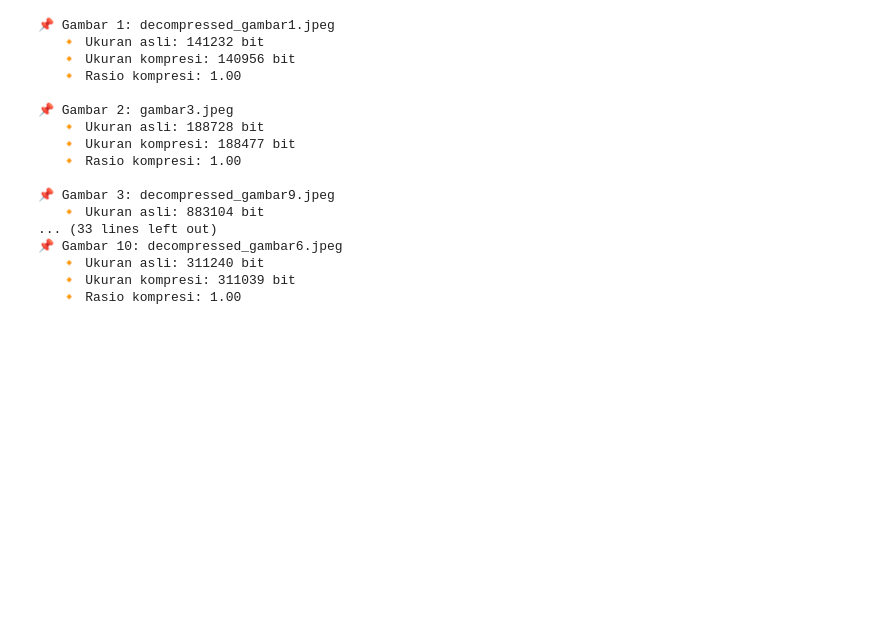
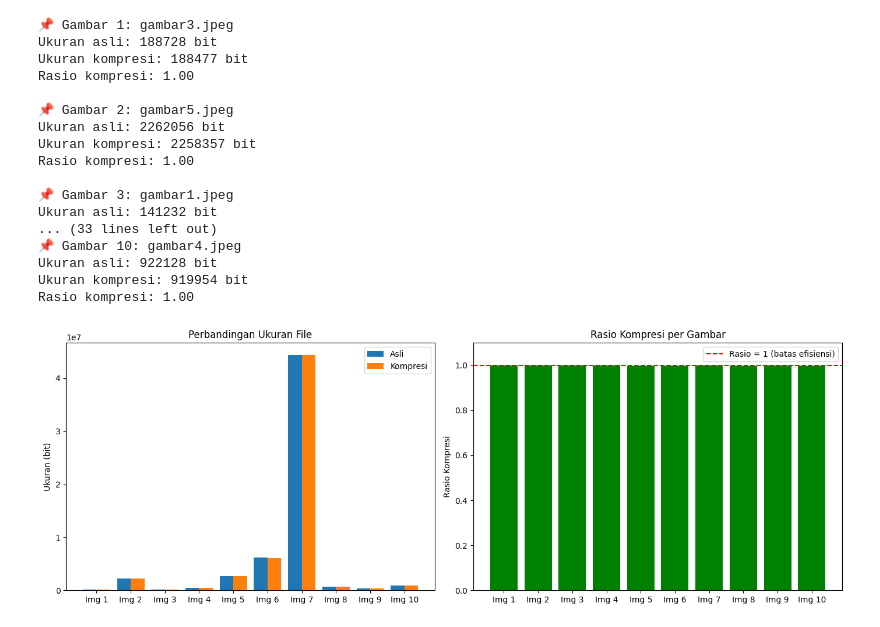
Before and after one commit to rifkyadiii/Kompresi_Huffman, a Jupyter notebook: kompresiHuffman.ipynb, the cells around one changed output. Drawn from its saved outputs; the diff is of its cells as text; code cells hidden in the pictures; blank space fills up the shorter version.

```diff
--- a/kompresiHuffman.ipynb
+++ b/kompresiHuffman.ipynb
@@ -47,6 +45,12 @@ def decompress_with_huffman(bitstring, code_map):
 # %%
 folder_path = "images"
 image_files = [f for f in os.listdir(folder_path) if f.lower().endswith(".jpeg")][:10]
+
+# Untuk visualisasi
+original_sizes = []
+compressed_sizes = []
+compression_ratios = []
+labels = []
 
 for i, filename in enumerate(image_files):
     print(f"\n📌 Gambar {i+1}: {filename}")
@@ -57,7 +61,6 @@ for i, filename in enumerate(image_files):
     with open(input_path, "rb") as f:
         img_bytes = f.read()
 
-    # Build Huffman code dari data asli
     codebook = huffman_coding(img_bytes)
     compressed_bits = compress_with_huffman(img_bytes, codebook)
 
@@ -76,27 +79,59 @@ for i, filename in enumerate(image_files):
     compressed_bits_len = len(compressed_bits)
     ratio = compressed_bits_len / original_bits if original_bits else 0
 
-    print(f"   🔸 Ukuran asli: {original_bits} bit")
-    print(f"   🔸 Ukuran kompresi: {compressed_bits_len} bit")
-    print(f"   🔸 Rasio kompresi: {ratio:.2f}")
+    # Simpan untuk grafik
+    labels.append(f"Img {i+1}")
+    original_sizes.append(original_bits)
+    compressed_sizes.append(compressed_bits_len)
+    compression_ratios.append(ratio)
+
+    print(f"Ukuran asli: {original_bits} bit")
+    print(f"Ukuran kompresi: {compressed_bits_len} bit")
+    print(f"Rasio kompresi: {ratio:.2f}")
 # %% [output]
-📌 Gambar 1: decompressed_gambar1.jpeg
-   🔸 Ukuran asli: 141232 bit
-   🔸 Ukuran kompresi: 140956 bit
-   🔸 Rasio kompresi: 1.00
+📌 Gambar 1: gambar3.jpeg
+Ukuran asli: 188728 bit
+Ukuran kompresi: 188477 bit
+Rasio kompresi: 1.00
 
-📌 Gambar 2: gambar3.jpeg
-   🔸 Ukuran asli: 188728 bit
-   🔸 Ukuran kompresi: 188477 bit
-   🔸 Rasio kompresi: 1.00
+📌 Gambar 2: gambar5.jpeg
+Ukuran asli: 2262056 bit
+Ukuran kompresi: 2258357 bit
+Rasio kompresi: 1.00
 
-📌 Gambar 3: decompressed_gambar9.jpeg
-   🔸 Ukuran asli: 883104 bit
+📌 Gambar 3: gambar1.jpeg
+Ukuran asli: 141232 bit
 ... (33 lines left out)
-📌 Gambar 10: decompressed_gambar6.jpeg
-   🔸 Ukuran asli: 311240 bit
-   🔸 Ukuran kompresi: 311039 bit
-   🔸 Rasio kompresi: 1.00
+📌 Gambar 10: gambar4.jpeg
+Ukuran asli: 922128 bit
+Ukuran kompresi: 919954 bit
+Rasio kompresi: 1.00
+# %%
+plt.figure(figsize=(14, 5))
+
+# Grafik 1: Ukuran asli vs kompresi
+plt.subplot(1, 2, 1)
+x = range(len(labels))
+plt.bar(x, original_sizes, width=0.4, label='Asli', align='center')
+plt.bar([i + 0.4 for i in x], compressed_sizes, width=0.4, label='Kompresi', align='center')
+plt.xticks([i + 0.2 for i in x], labels)
+plt.ylabel("Ukuran (bit)")
+plt.title("Perbandingan Ukuran File")
+plt.legend()
+
+# Grafik 2: Rasio Kompresi
+plt.subplot(1, 2, 2)
+plt.bar(labels, compression_ratios, color='green')
+plt.axhline(y=1.0, color='red', linestyle='--', label='Rasio = 1 (batas efisiensi)')
+plt.ylabel("Rasio Kompresi")
+plt.title("Rasio Kompresi per Gambar")
+plt.ylim(0, max(compression_ratios) + 0.1)
+plt.legend()
+
+plt.tight_layout()
+plt.show()
+# %% [output]
+[figure, added]
 # %%
 if image_files:
     original = os.path.join(folder_path, image_files[0])
```
Also changed, not shown: parts of 3 cells of this notebook, 24 other files.
